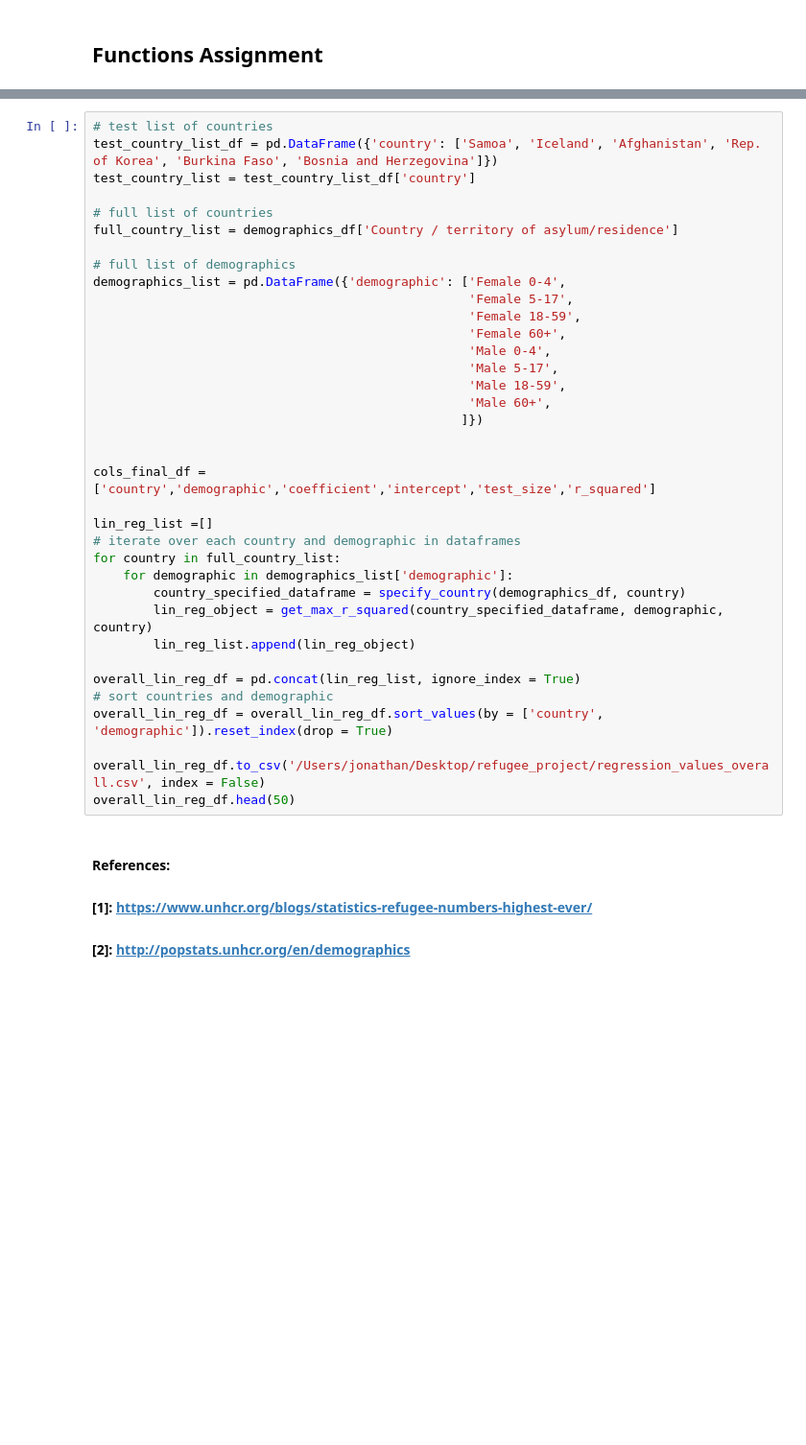
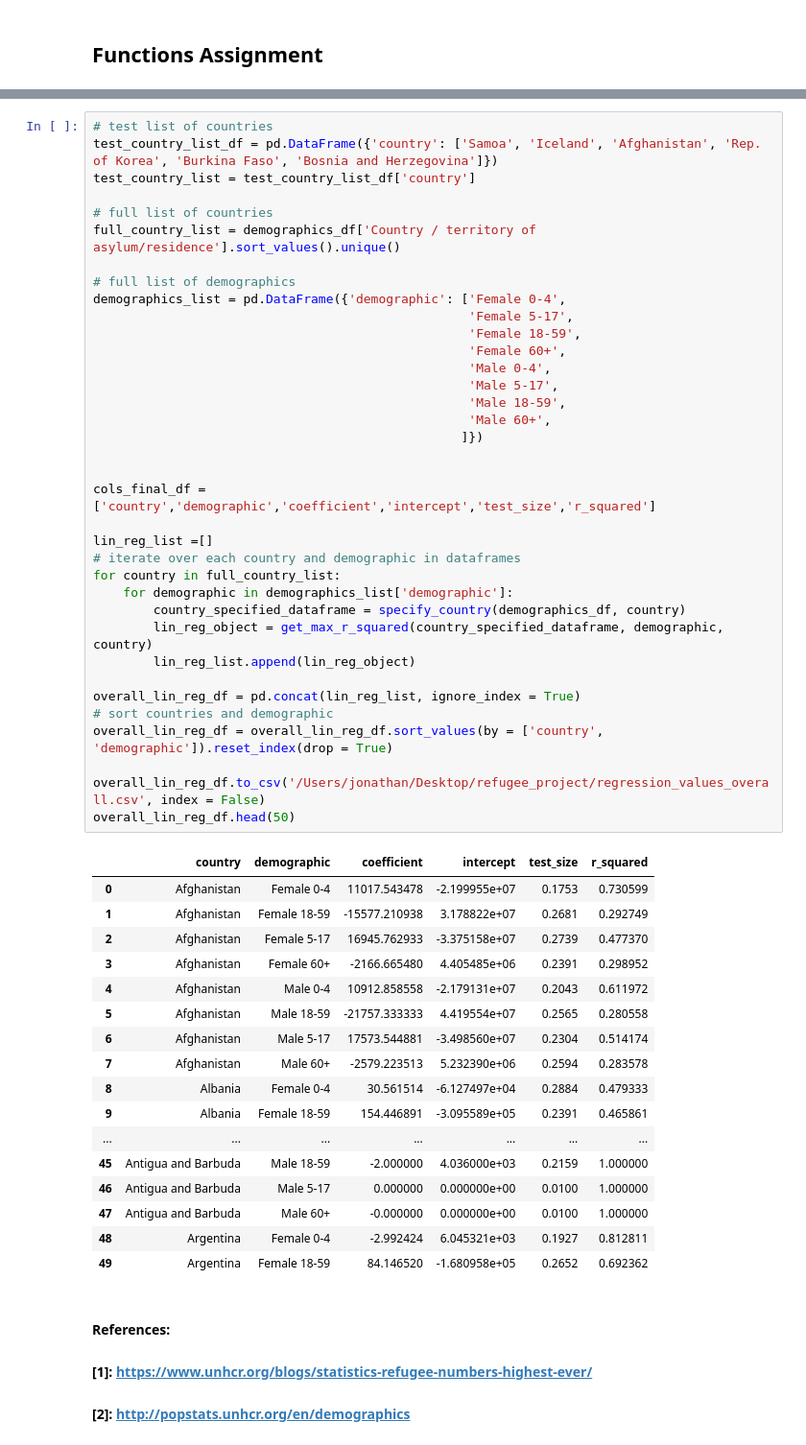
Before and after one commit to Miagong777/unhcr_displaced_demographics, a Jupyter notebook: Refugee_Project.ipynb, the cells around one changed output, grey strips where cells are left out. Shown: that part at 96% size. Saved outputs shown, nothing was run; the diff lists cells and outputs as text; blank space fills up the shorter version.

```diff
--- a/Refugee_Project.ipynb
+++ b/Refugee_Project.ipynb
@@ -157,36 +150,54 @@ test_country_list_df = pd.DataFrame({'country': ['Samoa', 'Iceland', 'Afghanista
 test_country_list = test_country_list_df['country']
 
 # full list of countries
-full_country_list = demographics_df['Country / territory of asylum/residence']
+full_country_list = demographics_df['Country / territory of asylum/residence'].sort_values().unique()
 
 # full list of demographics
 demographics_list = pd.DataFrame({'demographic': ['Female 0-4',
                                                   'Female 5-17',
                                                   'Female 18-59',
                                                   'Female 60+',
                                                   'Male 0-4',
                                                   'Male 5-17',
                                                   'Male 18-59',
                                                   'Male 60+',
                                                  ]})
 
 
 cols_final_df = ['country','demographic','coefficient','intercept','test_size','r_squared']
 
 lin_reg_list =[]
 # iterate over each country and demographic in dataframes
 for country in full_country_list:
     for demographic in demographics_list['demographic']:
         country_specified_dataframe = specify_country(demographics_df, country)
         lin_reg_object = get_max_r_squared(country_specified_dataframe, demographic, country)
         lin_reg_list.append(lin_reg_object)
 
 overall_lin_reg_df = pd.concat(lin_reg_list, ignore_index = True)
 # sort countries and demographic
 overall_lin_reg_df = overall_lin_reg_df.sort_values(by = ['country', 'demographic']).reset_index(drop = True)
 
 overall_lin_reg_df.to_csv('/Users/jonathan/Desktop/refugee_project/regression_values_overall.csv', index = False)
 overall_lin_reg_df.head(50)
+# %% [output]
+|  | country | demographic | coefficient | intercept | test_size | r_squared |
+| 0 | Afghanistan | Female 0-4 | 11017.543478 | -2.199955e+07 | 0.1753 | 0.730599 |
+| 1 | Afghanistan | Female 18-59 | -15577.210938 | 3.178822e+07 | 0.2681 | 0.292749 |
+| 2 | Afghanistan | Female 5-17 | 16945.762933 | -3.375158e+07 | 0.2739 | 0.477370 |
+| 3 | Afghanistan | Female 60+ | -2166.665480 | 4.405485e+06 | 0.2391 | 0.298952 |
+| 4 | Afghanistan | Male 0-4 | 10912.858558 | -2.179131e+07 | 0.2043 | 0.611972 |
+| 5 | Afghanistan | Male 18-59 | -21757.333333 | 4.419554e+07 | 0.2565 | 0.280558 |
+| 6 | Afghanistan | Male 5-17 | 17573.544881 | -3.498560e+07 | 0.2304 | 0.514174 |
+| 7 | Afghanistan | Male 60+ | -2579.223513 | 5.232390e+06 | 0.2594 | 0.283578 |
+| 8 | Albania | Female 0-4 | 30.561514 | -6.127497e+04 | 0.2884 | 0.479333 |
+| 9 | Albania | Female 18-59 | 154.446891 | -3.095589e+05 | 0.2391 | 0.465861 |
+| ... | ... | ... | ... | ... | ... | ... |
+| 45 | Antigua and Barbuda | Male 18-59 | -2.000000 | 4.036000e+03 | 0.2159 | 1.000000 |
+| 46 | Antigua and Barbuda | Male 5-17 | 0.000000 | 0.000000e+00 | 0.0100 | 1.000000 |
+| 47 | Antigua and Barbuda | Male 60+ | -0.000000 | 0.000000e+00 | 0.0100 | 1.000000 |
+| 48 | Argentina | Female 0-4 | -2.992424 | 6.045321e+03 | 0.1927 | 0.812811 |
+| 49 | Argentina | Female 18-59 | 84.146520 | -1.680958e+05 | 0.2652 | 0.692362 |
 # %% [markdown]
 #### References:
 
```
Also changed, not shown: parts of 5 cells of this notebook.
